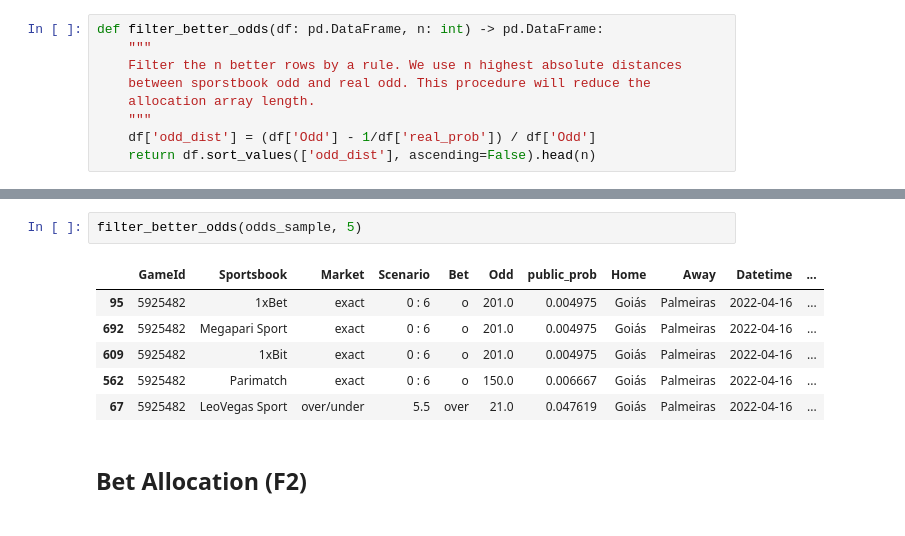
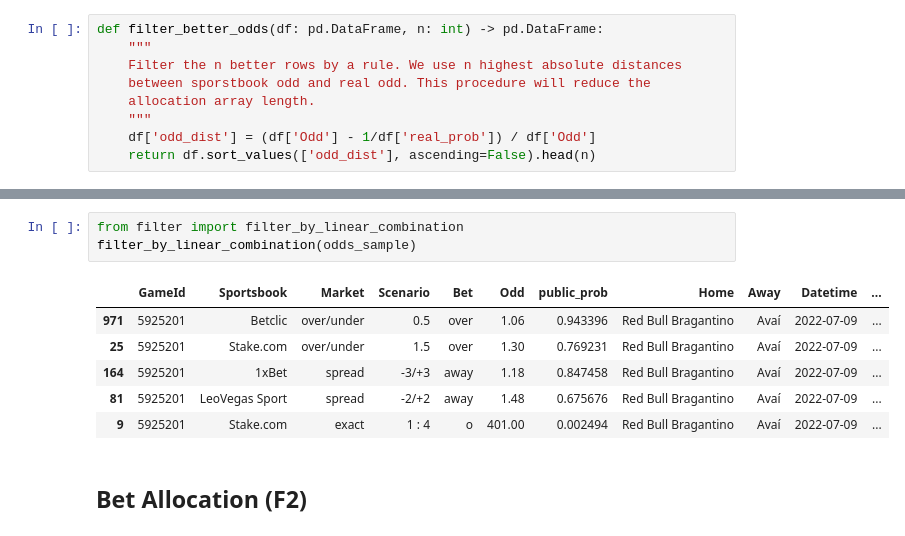
Before and after one commit to MarcosAugusto47/soccer-betting-strategy, a Jupyter notebook: notebook_main.ipynb, the cells around one changed output, grey strips where cells are left out. Cells and saved outputs as stored; diff of their text form.

```diff
--- a/notebook_main.ipynb
+++ b/notebook_main.ipynb
@@ -178,12 +162,13 @@ gameid_to_outcome[GAME_ID]
-# %%
-filter_better_odds(odds_sample, 5)
-# %% [output]
-|  | GameId | Sportsbook | Market | Scenario | Bet | Odd | public_prob | Home | Away | Datetime | ... |
-| 95 | 5925482 | 1xBet | exact | 0 : 6 | o | 201.0 | 0.004975 | Goiás | Palmeiras | 2022-04-16 | ... |
-| 692 | 5925482 | Megapari Sport | exact | 0 : 6 | o | 201.0 | 0.004975 | Goiás | Palmeiras | 2022-04-16 | ... |
-| 609 | 5925482 | 1xBit | exact | 0 : 6 | o | 201.0 | 0.004975 | Goiás | Palmeiras | 2022-04-16 | ... |
-| 562 | 5925482 | Parimatch | exact | 0 : 6 | o | 150.0 | 0.006667 | Goiás | Palmeiras | 2022-04-16 | ... |
-| 67 | 5925482 | LeoVegas Sport | over/under | 5.5 | over | 21.0 | 0.047619 | Goiás | Palmeiras | 2022-04-16 | ... |
+# %%
+from filter import filter_by_linear_combination
+filter_by_linear_combination(odds_sample)
+# %% [output]
+|  | GameId | Sportsbook | Market | Scenario | Bet | Odd | public_prob | Home | Away | Datetime | ... |
+| 971 | 5925201 | Betclic | over/under | 0.5 | over | 1.06 | 0.943396 | Red Bull Bragantino | Avaí | 2022-07-09 | ... |
+| 25 | 5925201 | Stake.com | over/under | 1.5 | over | 1.30 | 0.769231 | Red Bull Bragantino | Avaí | 2022-07-09 | ... |
+| 164 | 5925201 | 1xBet | spread | -3/+3 | away | 1.18 | 0.847458 | Red Bull Bragantino | Avaí | 2022-07-09 | ... |
+| 81 | 5925201 | LeoVegas Sport | spread | -2/+2 | away | 1.48 | 0.675676 | Red Bull Bragantino | Avaí | 2022-07-09 | ... |
+| 9 | 5925201 | Stake.com | exact | 1 : 4 | o | 401.00 | 0.002494 | Red Bull Bragantino | Avaí | 2022-07-09 | ... |
 # %% [markdown]
 ## Bet Allocation (F2)
 # %%
```
Also changed, not shown: parts of 16 cells of this notebook.
